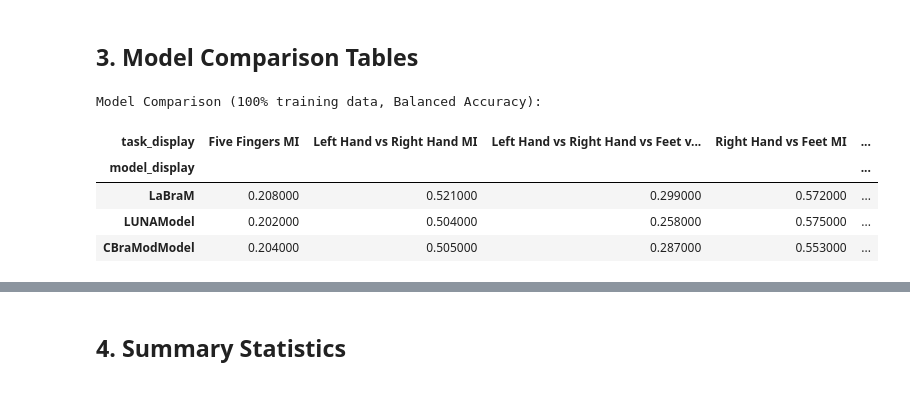
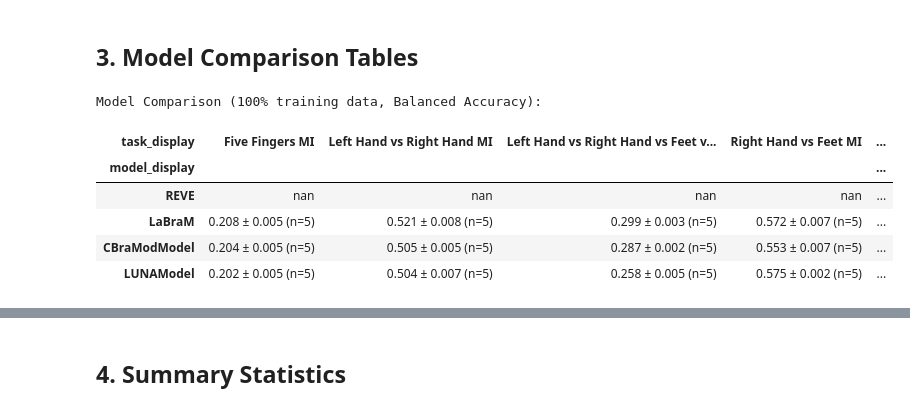
Before and after one commit to uddhavp22/EEG-Bench-vICMl, a Jupyter notebook: analyze_results.ipynb, the cells around one changed output, grey strips where cells are left out. Saved outputs shown, nothing was run; the diff lists cells and outputs as text; code cells hidden in the pictures.

```diff
--- a/analyze_results.ipynb
+++ b/analyze_results.ipynb
@@ -265,7 +285,7 @@ Models (clean): ['LaBraM', 'LUNAModel', 'CBraModModel', 'REVE']
 unhashable_cols = {"noise_types"}
 exclude_cols = {"timestamp", "file"} | unhashable_cols
 subset_cols = [c for c in df.columns if c not in exclude_cols]
-df = df.drop_duplicates(subset=subset_cols)
+# df = df.drop_duplicates(subset=subset_cols)
 df
 # %% [output]
 |  | task | task_display | task_type | model | model_display | percentage | linear_probe | timestamp | ... |
@@ -458,14 +542,15 @@ def model_comparison_table(df, percentage=1.0, metric="balanced_accuracy",linear
 # %%
 # Display comparison table at 100% data
 if len(df) > 0:
-    table = model_comparison_table(df, percentage=1.0)
+    table = model_comparison_table_with_stats(df, percentage=1.0, linear_probe=True)
     if table is not None:
         print("Model Comparison (100% training data, Balanced Accuracy):")
         display(table.style.background_gradient(cmap="RdYlGn", axis=None))
 # %% [output]
 Model Comparison (100% training data, Balanced Accuracy):
 | task_display | Five Fingers MI | Left Hand vs Right Hand MI | Left Hand vs Right Hand vs Feet v... | Right Hand vs Feet MI | ... |
 | model_display |  |  |  |  | ... |
-| LaBraM | 0.208000 | 0.521000 | 0.299000 | 0.572000 | ... |
-| LUNAModel | 0.202000 | 0.504000 | 0.258000 | 0.575000 | ... |
-| CBraModModel | 0.204000 | 0.505000 | 0.287000 | 0.553000 | ... |
+| REVE | nan | nan | nan | nan | ... |
+| LaBraM | 0.208 ± 0.005 (n=5) | 0.521 ± 0.008 (n=5) | 0.299 ± 0.003 (n=5) | 0.572 ± 0.007 (n=5) | ... |
+| CBraModModel | 0.204 ± 0.005 (n=5) | 0.505 ± 0.005 (n=5) | 0.287 ± 0.002 (n=5) | 0.553 ± 0.007 (n=5) | ... |
+| LUNAModel | 0.202 ± 0.005 (n=5) | 0.504 ± 0.007 (n=5) | 0.258 ± 0.005 (n=5) | 0.575 ± 0.002 (n=5) | ... |
```
Also changed, not shown: parts of 15 cells of this notebook, 4 other files.
